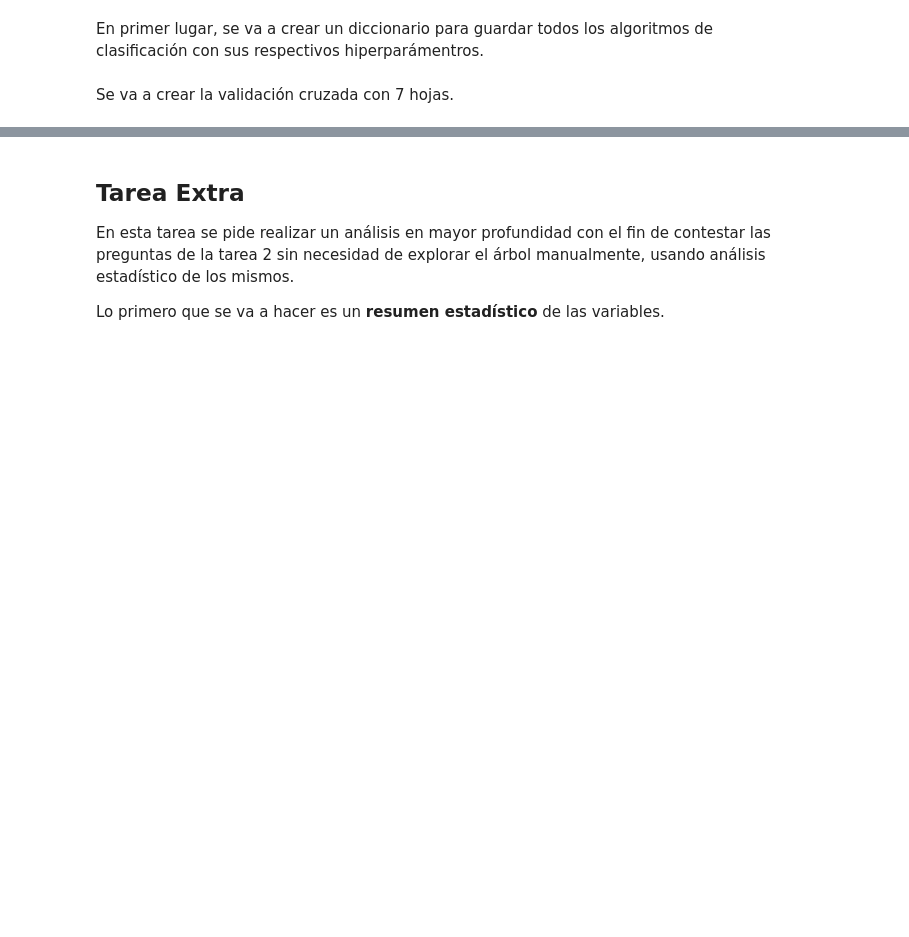
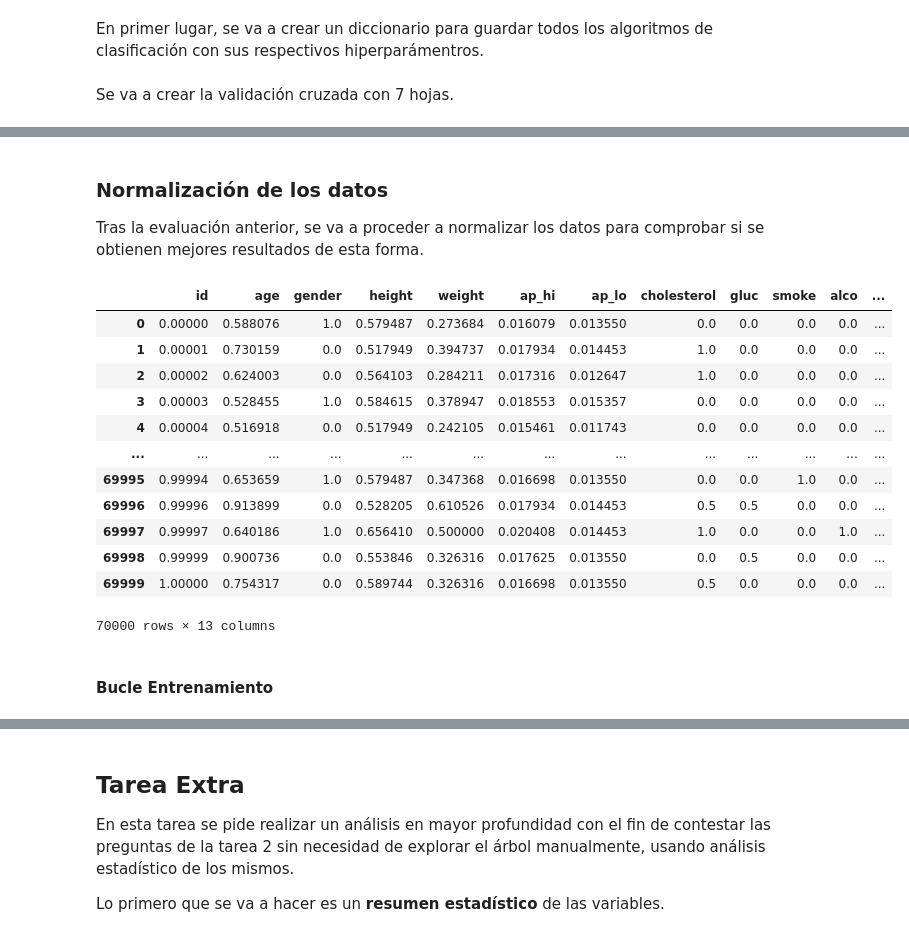
Before and after one commit to akua21/AnalisisDatos, a Jupyter notebook: Practica 2/P2_Enfermedad_Cardiovascular.ipynb, the cells around one changed output, grey strips where cells are left out. Saved outputs shown, nothing was run; the diff lists cells and outputs as text; code cells hidden in the pictures; blank space fills up the shorter version.

```diff
--- a/Practica 2/P2_Enfermedad_Cardiovascular.ipynb
+++ b/Practica 2/P2_Enfermedad_Cardiovascular.ipynb
@@ -481,3 +536,7 @@ display(results_data.groupby(['Classifier', 'Setup']).mean())
+# %% [markdown]
+### Normalización de los datos
+
+Tras la evaluación anterior, se va a proceder a normalizar los datos para comprobar si se obtienen mejores resultados de esta forma.
 # %%
 norm_data = data.copy()
 
@@ -485,6 +544,24 @@ for column in header:
     min_value = min(norm_data[column])
     max_value = max(norm_data[column])
     norm_data[column] = (norm_data[column] - min_value)/(max_value - min_value)
+# %%
+display(norm_data)
+# %% [output]
+|  | id | age | gender | height | weight | ap_hi | ap_lo | cholesterol | gluc | smoke | alco | ... |
+| 0 | 0.00000 | 0.588076 | 1.0 | 0.579487 | 0.273684 | 0.016079 | 0.013550 | 0.0 | 0.0 | 0.0 | 0.0 | ... |
+| 1 | 0.00001 | 0.730159 | 0.0 | 0.517949 | 0.394737 | 0.017934 | 0.014453 | 1.0 | 0.0 | 0.0 | 0.0 | ... |
+| 2 | 0.00002 | 0.624003 | 0.0 | 0.564103 | 0.284211 | 0.017316 | 0.012647 | 1.0 | 0.0 | 0.0 | 0.0 | ... |
+| 3 | 0.00003 | 0.528455 | 1.0 | 0.584615 | 0.378947 | 0.018553 | 0.015357 | 0.0 | 0.0 | 0.0 | 0.0 | ... |
+| 4 | 0.00004 | 0.516918 | 0.0 | 0.517949 | 0.242105 | 0.015461 | 0.011743 | 0.0 | 0.0 | 0.0 | 0.0 | ... |
+| ... | ... | ... | ... | ... | ... | ... | ... | ... | ... | ... | ... | ... |
+| 69995 | 0.99994 | 0.653659 | 1.0 | 0.579487 | 0.347368 | 0.016698 | 0.013550 | 0.0 | 0.0 | 1.0 | 0.0 | ... |
+| 69996 | 0.99996 | 0.913899 | 0.0 | 0.528205 | 0.610526 | 0.017934 | 0.014453 | 0.5 | 0.5 | 0.0 | 0.0 | ... |
+| 69997 | 0.99997 | 0.640186 | 1.0 | 0.656410 | 0.500000 | 0.020408 | 0.014453 | 1.0 | 0.0 | 0.0 | 1.0 | ... |
+| 69998 | 0.99999 | 0.900736 | 0.0 | 0.553846 | 0.326316 | 0.017625 | 0.013550 | 0.0 | 0.5 | 0.0 | 0.0 | ... |
+| 69999 | 1.00000 | 0.754317 | 0.0 | 0.589744 | 0.326316 | 0.016698 | 0.013550 | 0.5 | 0.0 | 0.0 | 0.0 | ... |
+70000 rows × 13 columns
+# %% [markdown]
+#### Bucle Entrenamiento
 # %%
 results_norm = []
 # %%
```
Also changed, not shown: parts of 39 cells of this notebook, 5 other files.
